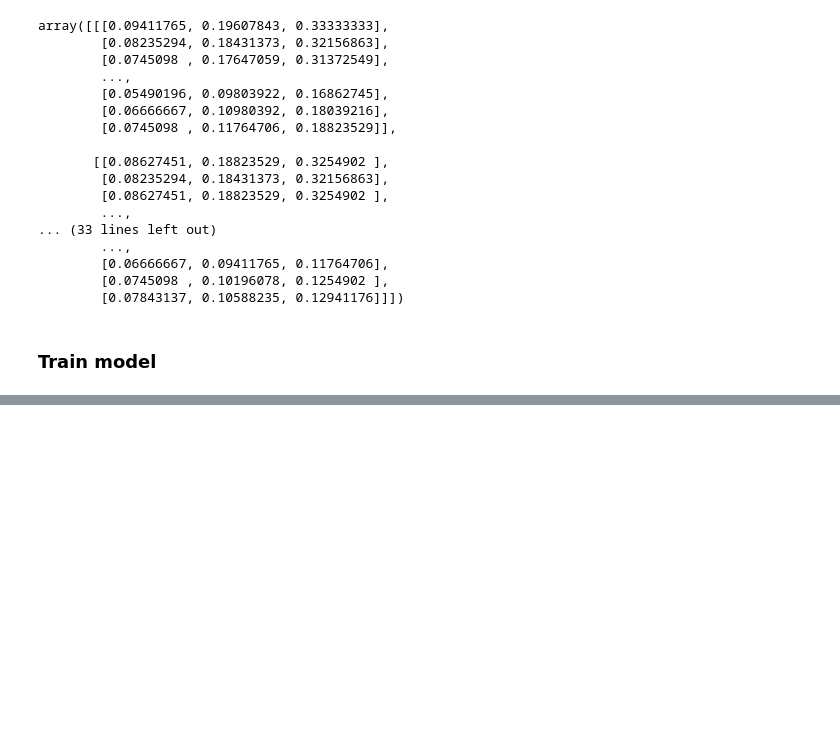
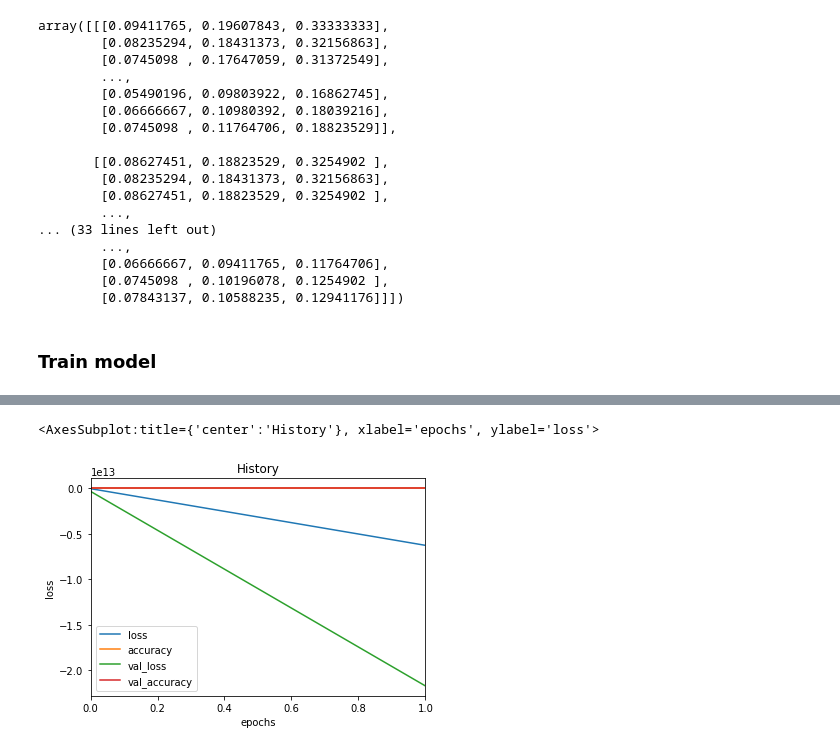
Before and after one commit to jurilents/ml-2021, a Jupyter notebook: Lab6/main.ipynb, the cells around one changed output, grey strips where cells are left out. Saved outputs shown, nothing was run; the diff lists cells and outputs as text; code cells hidden in the pictures; blank space fills up the shorter version.

```diff
--- a/Lab6/main.ipynb
+++ b/Lab6/main.ipynb
@@ -119,7 +119,7 @@ train_data = train_datagen.flow_from_directory(train_dir, **model_params)
 valid_data = valid_datagen.flow_from_directory(test_dir, **model_params)
 
 
-model_1 = tf.keras.models.Sequential([
+model = tf.keras.models.Sequential([
   tf.keras.layers.Conv2D(filters=10, kernel_size=3, activation='relu', input_shape=(224, 224, 3)),
   tf.keras.layers.Conv2D(10, 3, activation='relu'),
   tf.keras.layers.MaxPool2D(pool_size=2, padding='valid'),
@@ -130,12 +130,14 @@ model_1 = tf.keras.models.Sequential([
   tf.keras.layers.Dense(1, activation='softmax')
 ])
 
-model_1.compile(loss="binary_crossentropy",
+model.compile(loss='binary_crossentropy',
   optimizer=tf.keras.optimizers.Adam(),
   metrics=["accuracy"])
 
-history_1 = model_1.fit(train_data,
+history = model.fit(train_data,
     epochs=2,
     steps_per_epoch=len(train_data),
     validation_data=valid_data,
     validation_steps=len(valid_data))
+
+model.summary()
@@ -141,0 +162,6 @@ history_1 = model_1.fit(train_data,
+# %%
+df = pd.DataFrame(history.history)
+df.plot(xlabel='epochs', ylabel='loss', title='History', xlim=(0,1))
+# %% [output]
+<AxesSubplot:title={'center':'History'}, xlabel='epochs', ylabel='loss'>
+[figure, added]
```
Also changed, not shown: parts of 5 cells of this notebook, 1 other file.
